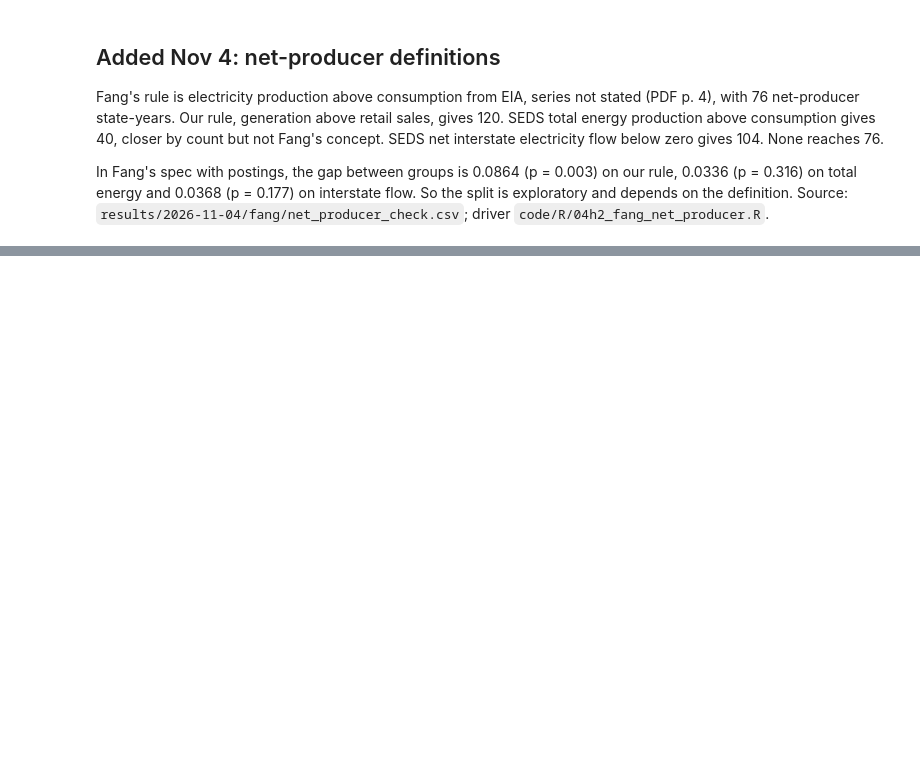
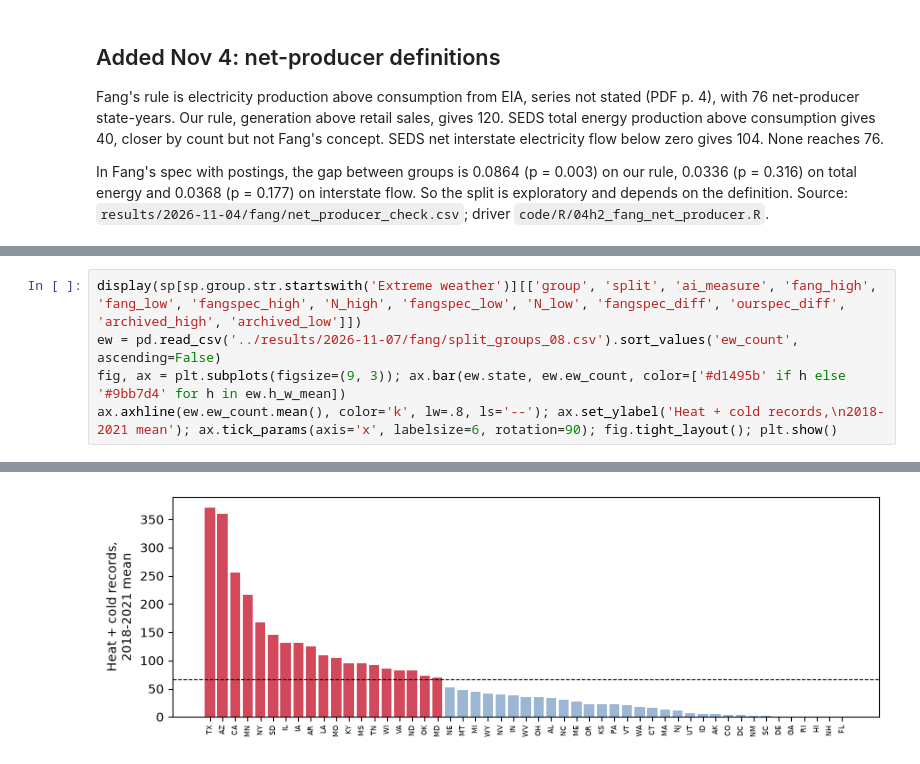
Before and after one commit to SHLEW06/econ499r-ai-renewables, a Jupyter notebook: notebooks/04h_fang_test.ipynb, the cells around one changed output, grey strips where cells are left out. Drawn from its saved outputs; the diff is of its cells as text; blank space fills up the shorter version.

```diff
--- a/notebooks/04h_fang_test.ipynb
+++ b/notebooks/04h_fang_test.ipynb
@@ -288,0 +438,6 @@ In Fang's spec with postings, the gap between groups is 0.0864 (p = 0.003) on ou
+# %%
+display(sp[sp.group.str.startswith('Extreme weather')][['group', 'split', 'ai_measure', 'fang_high', 'fang_low', 'fangspec_high', 'N_high', 'fangspec_low', 'N_low', 'fangspec_diff', 'ourspec_diff', 'archived_high', 'archived_low']])
+ew = pd.read_csv('../results/2026-11-07/fang/split_groups_08.csv').sort_values('ew_count', ascending=False)
+fig, ax = plt.subplots(figsize=(9, 3)); ax.bar(ew.state, ew.ew_count, color=['#d1495b' if h else '#9bb7d4' for h in ew.h_w_mean])
+ax.axhline(ew.ew_count.mean(), color='k', lw=.8, ls='--'); ax.set_ylabel('Heat + cold records,\n2018-2021 mean'); ax.tick_params(axis='x', labelsize=6, rotation=90); fig.tight_layout(); plt.show()
+# %% [output]
@@ -288,0 +451 @@ In Fang's spec with postings, the gap between groups is 0.0864 (p = 0.003) on ou
+[figure, added]
```
Also changed, not shown: parts of 19 cells of this notebook.
